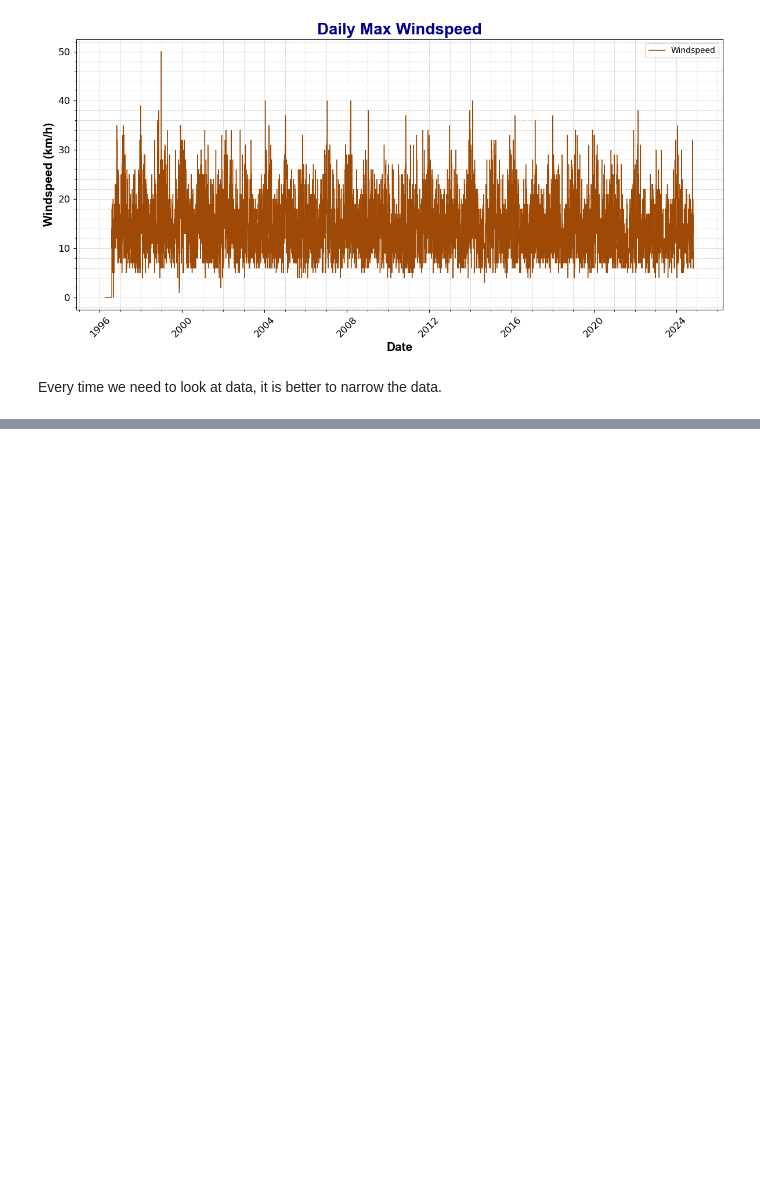
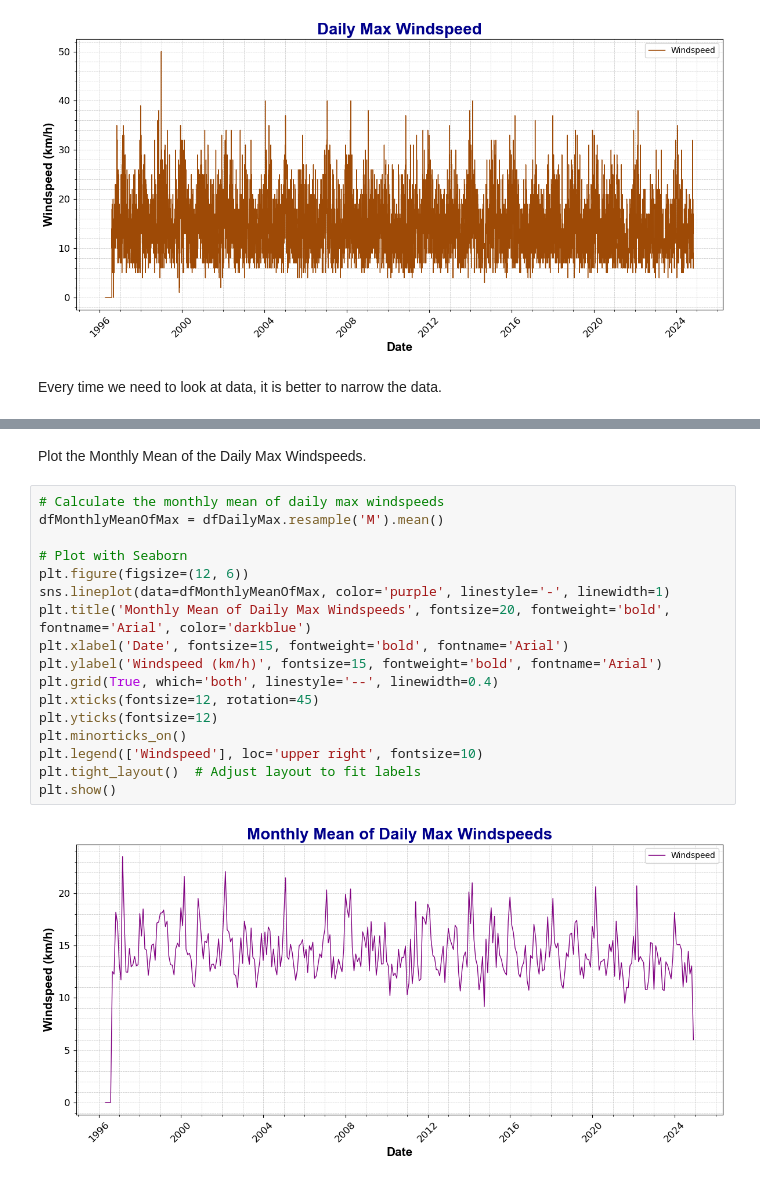
Before and after one commit to TomUszyn/PFDA-assignments, a Jupyter notebook: assingment_6_Weather.ipynb, the cells around one changed output, grey strips where cells are left out. Saved outputs shown, nothing was run; the diff lists cells and outputs as text; blank space fills up the shorter version.

```diff
--- a/assingment_6_Weather.ipynb
+++ b/assingment_6_Weather.ipynb
@@ -413,0 +414,21 @@ plt.show()
+# %% [markdown]
+Plot the Monthly Mean of the Daily Max Windspeeds.
+# %%
+# Calculate the monthly mean of daily max windspeeds
+dfMonthlyMeanOfMax = dfDailyMax.resample('M').mean()
+
+# Plot with Seaborn
+plt.figure(figsize=(12, 6))
+sns.lineplot(data=dfMonthlyMeanOfMax, color='purple', linestyle='-', linewidth=1)
+plt.title('Monthly Mean of Daily Max Windspeeds', fontsize=20, fontweight='bold', fontname='Arial', color='darkblue')
+plt.xlabel('Date', fontsize=15, fontweight='bold', fontname='Arial')
+plt.ylabel('Windspeed (km/h)', fontsize=15, fontweight='bold', fontname='Arial')
+plt.grid(True, which='both', linestyle='--', linewidth=0.4)
+plt.xticks(fontsize=12, rotation=45)
+plt.yticks(fontsize=12)
+plt.minorticks_on()
+plt.legend(['Windspeed'], loc='upper right', fontsize=10)
+plt.tight_layout()  # Adjust layout to fit labels
+plt.show()
+# %% [output]
+[figure, added]
```
Also changed, not shown: parts of 1 cell of this notebook.
